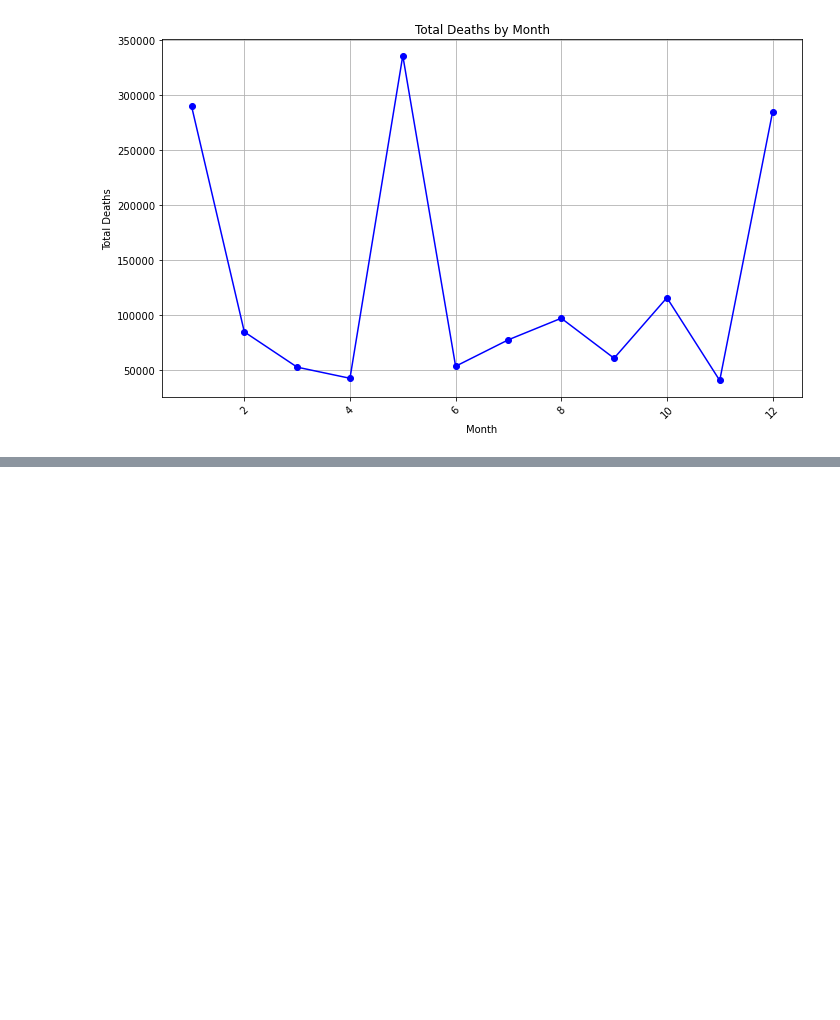
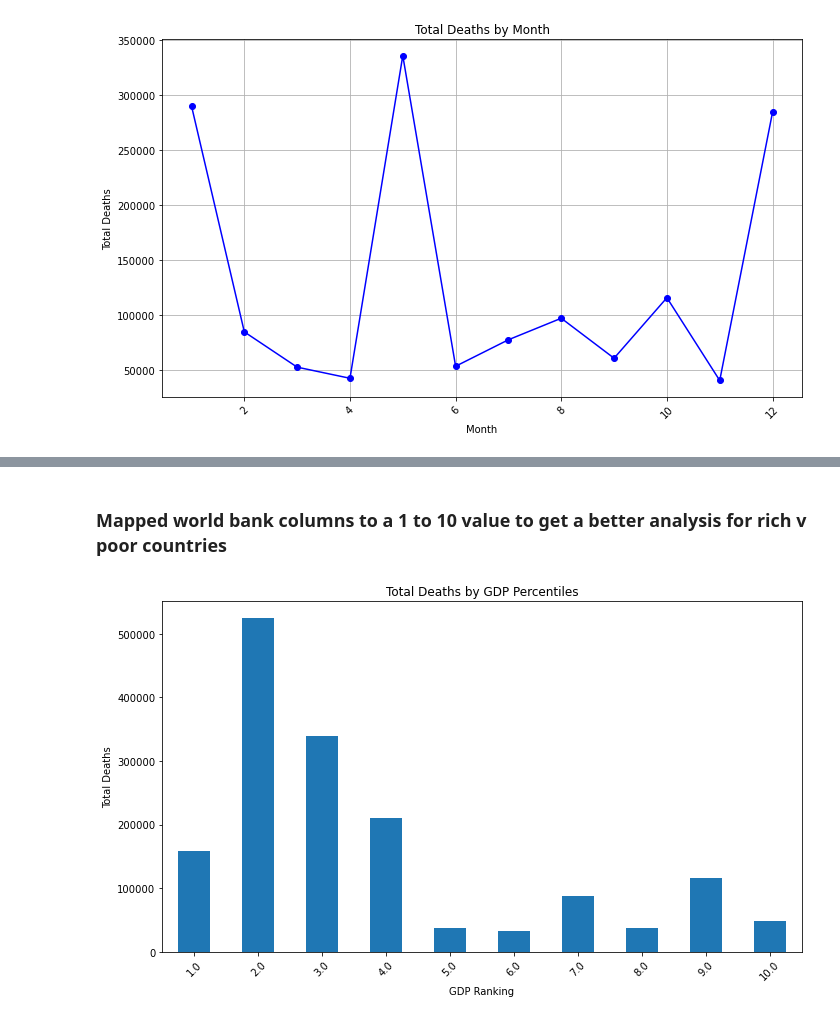
Before and after one commit to harrissamuel/24Spr_-S-Harris-_-disasters-, a Jupyter notebook: Sample_Capstone/code/data_analysis/data_analysis.ipynb, the cells around one changed output, grey strips where cells are left out. Drawn from its saved outputs; the diff is of its cells as text; code cells hidden in the pictures; blank space fills up the shorter version.

Commit message:
Updated wb variables + temporal analysis

```diff
--- a/Sample_Capstone/code/data_analysis/data_analysis.ipynb
+++ b/Sample_Capstone/code/data_analysis/data_analysis.ipynb
@@ -645,0 +728,16 @@ plt.show()
+# %% [markdown]
+### Mapped world bank columns to a 1 to 10 value to get a better analysis for rich v poor countries
+# %%
+grouped_data = df.groupby('mv_gdp')['Total Deaths'].sum()
+
+# Plotting
+plt.figure(figsize=(10, 6))  # Adjust size if necessary
+grouped_data.plot(kind='bar')
+plt.xlabel('GDP Ranking')
+plt.ylabel('Total Deaths')
+plt.title('Total Deaths by GDP Percentiles')
+plt.xticks(rotation=45)  # Rotate x-axis labels for better readability
+plt.tight_layout()  # Adjust layout to prevent clipping of labels
+plt.show()
+# %% [output]
+[figure, added]
```
Also changed, not shown: parts of 13 cells of this notebook, 2 other files.
